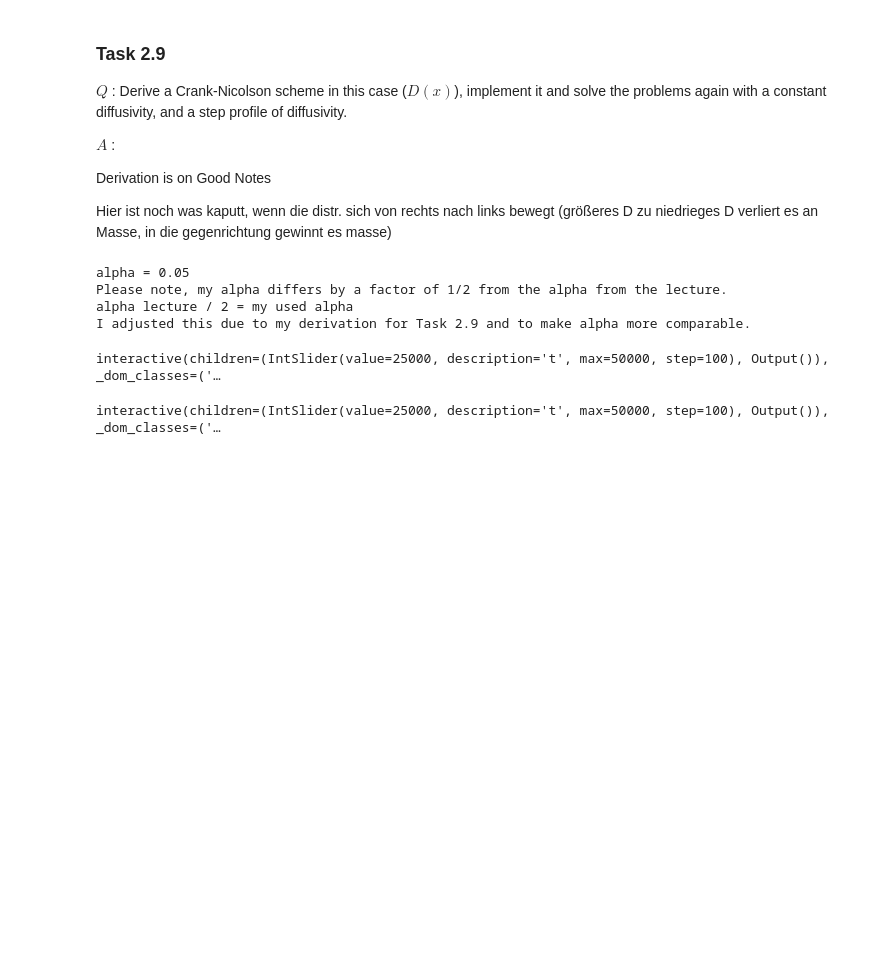
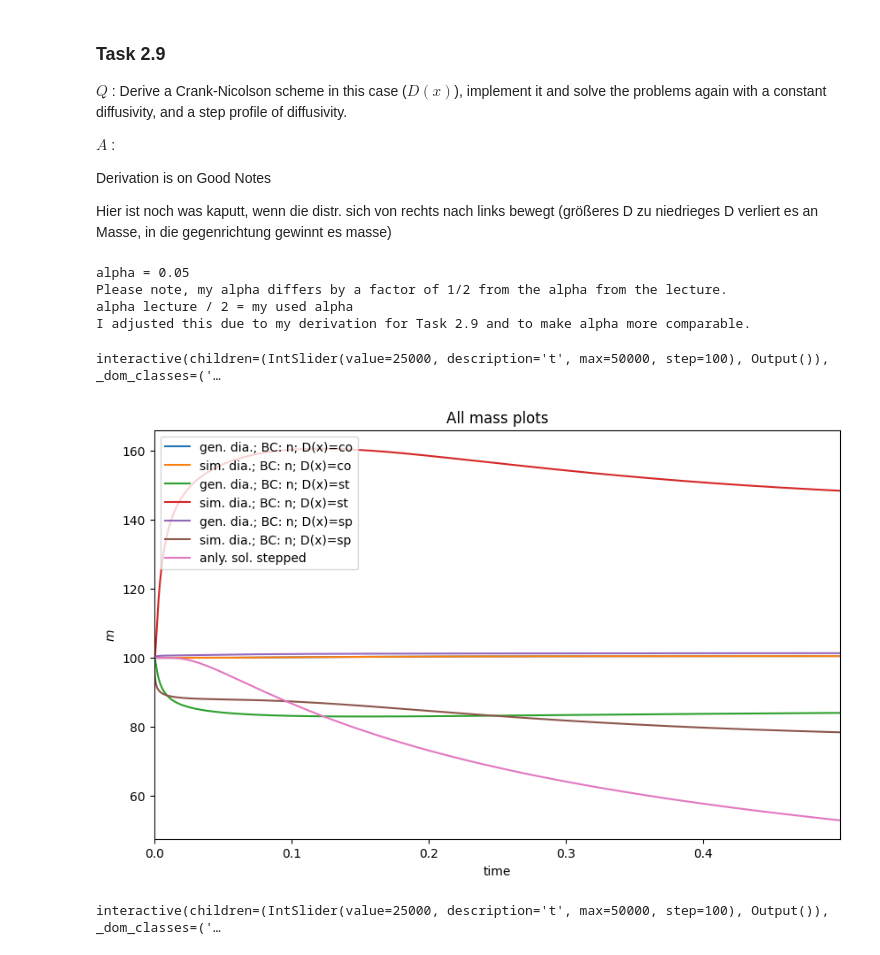
Before and after one commit to leonardlux/cp_1_2, a Jupyter notebook: t_2_09.ipynb, the cells around one changed output. Saved outputs shown, nothing was run; the diff lists cells and outputs as text; code cells hidden in the pictures; blank space fills up the shorter version.

```diff
--- a/t_2_09.ipynb
+++ b/t_2_09.ipynb
@@ -78,6 +75,12 @@ for i in [0,1]:
 pl.sketches(U_sims[0])
 # %% [output]
 interactive(children=(IntSlider(value=25000, description='t', max=50000, step=100), Output()), _dom_classes=('…
+# %%
+import importlib
+importlib.reload(pl);
+pl.plot_masses(U_sims[0],procent=False)
+# %% [output]
+[figure, added]
 # %%
 # Dirac
 pl.sketches(U_sims[1])
```
Also changed, not shown: parts of 6 cells of this notebook, 9 other files.
